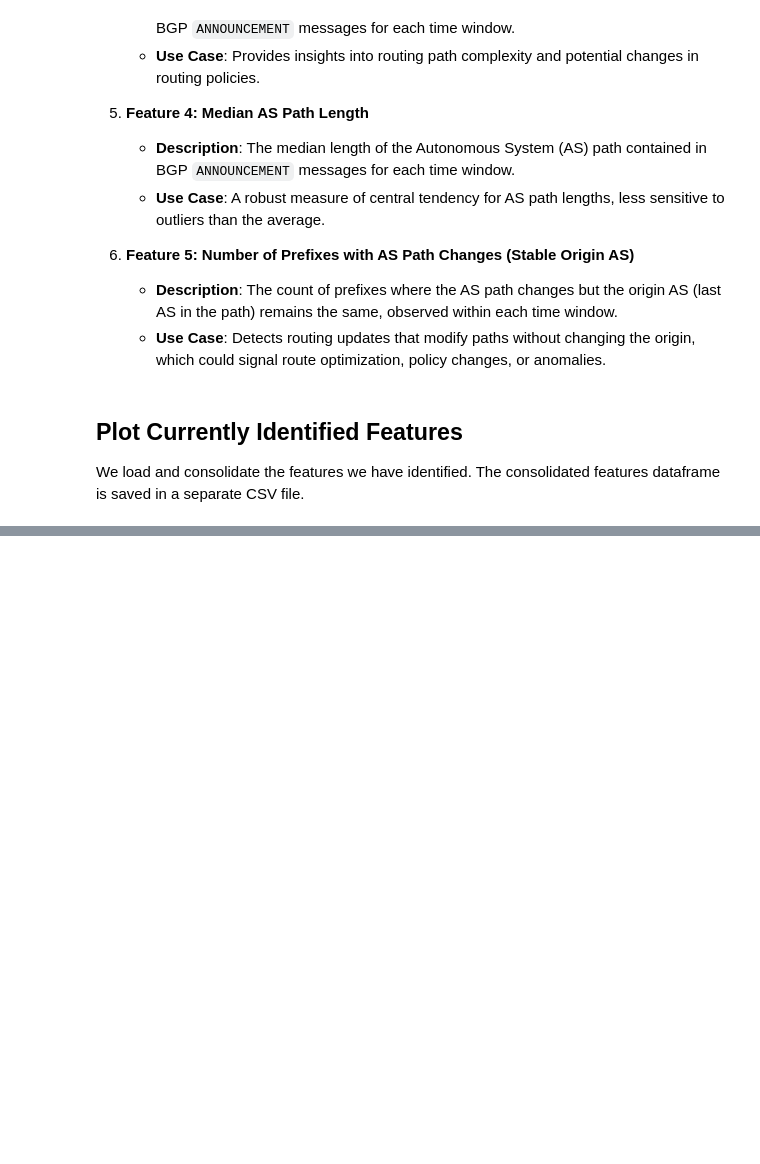
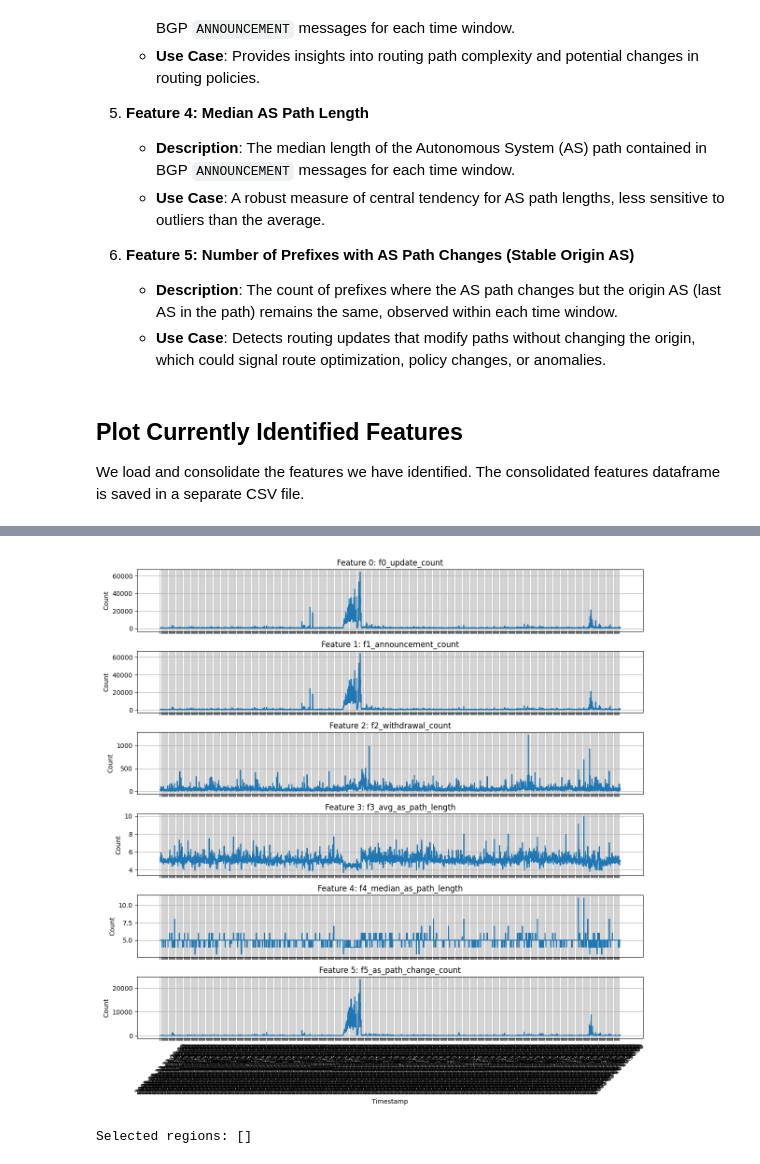
Before and after one commit to carlos-cagnazzo/ml-for-networks-workshop-mvd-2024, a Jupyter notebook: notebooks/exploratory1.ipynb, the cells around one changed output, grey strips where cells are left out. Cells and saved outputs as stored; diff of their text form; code cells hidden in the pictures; blank space fills up the shorter version.

Commit message:
H6 - interactive plots working

```diff
--- a/notebooks/exploratory1.ipynb
+++ b/notebooks/exploratory1.ipynb
@@ -123,0 +138,48 @@ merged_df.head()
+# %%
+# Enable the interactive Matplotlib backend
+%matplotlib widget
+
+import matplotlib.pyplot as plt
+from matplotlib.widgets import RectangleSelector
+from IPython.display import display
+
+# List to store selected regions
+selected_regions = []
+
+# Callback function to handle rectangle selection
+def onselect(eclick, erelease):
+    # Get the start and end timestamps of the selection
+    start = eclick.xdata
+    end = erelease.xdata
+    selected_regions.append((start, end))
+    display(f"Selected region: Start={start}, End={end}")
+
+# Plot the data
+fig, axs = plt.subplots(6, 1, figsize=(12, 12), sharex=True)
+
+for i, (col, ax) in enumerate(zip(merged_df.columns[1:], axs)):  # Skip 'timestamp'
+    ax.plot(merged_df['timestamp'], merged_df[col])
+    ax.set_title(f"Feature {i}: {col}")
+    ax.set_ylabel("Count")
+    ax.grid(True)
+    ax.tick_params(axis="x", rotation=45)  # Rotate X-axis labels for readability
+
+# Set X-axis ticks and labels
+axs[-1].set_xlabel("Timestamp")
+axs[-1].set_xticks(merged_df['timestamp'][::10])  # Set every 10th tick (adjust for density)
+axs[-1].set_xticklabels(merged_df['timestamp'][::10].dt.strftime('%Y-%m-%d %H:%M:%S'))
+
+# Enable RectangleSelector on the last subplot (or extend to others)
+rectangle_selector = RectangleSelector(axs[-1], onselect,
+                                       useblit=True,
+                                       button=[1],  # Left mouse button
+                                       interactive=True)
+
+plt.tight_layout()
+plt.show()
+
+# After closing the plot
+print("Selected regions:", selected_regions)
+# %% [output]
+[figure, added]
+Selected regions: []
```
Also changed, not shown: parts of 7 cells of this notebook, 3 other files.
